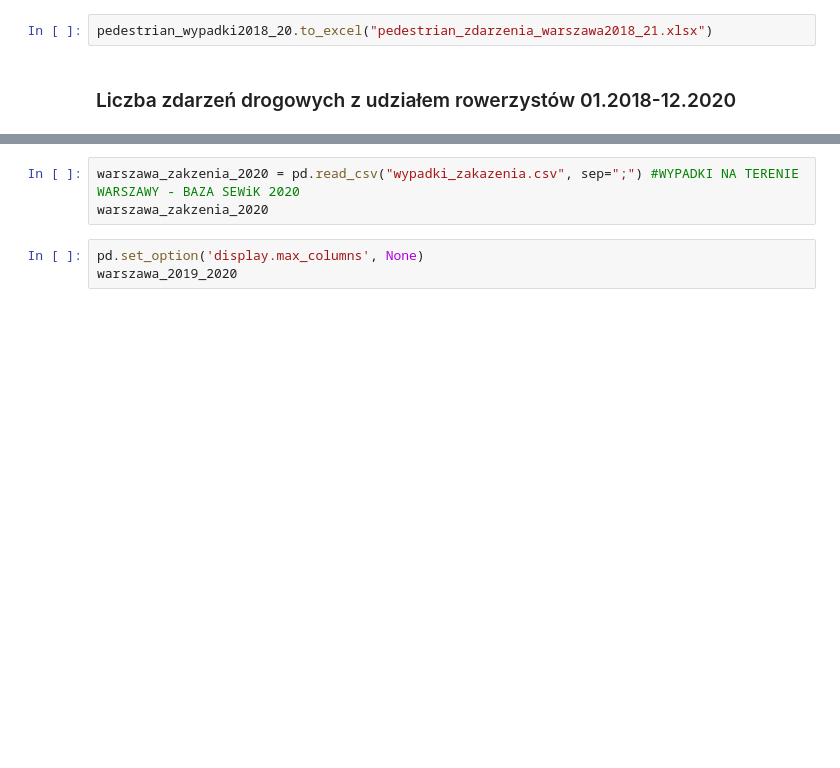
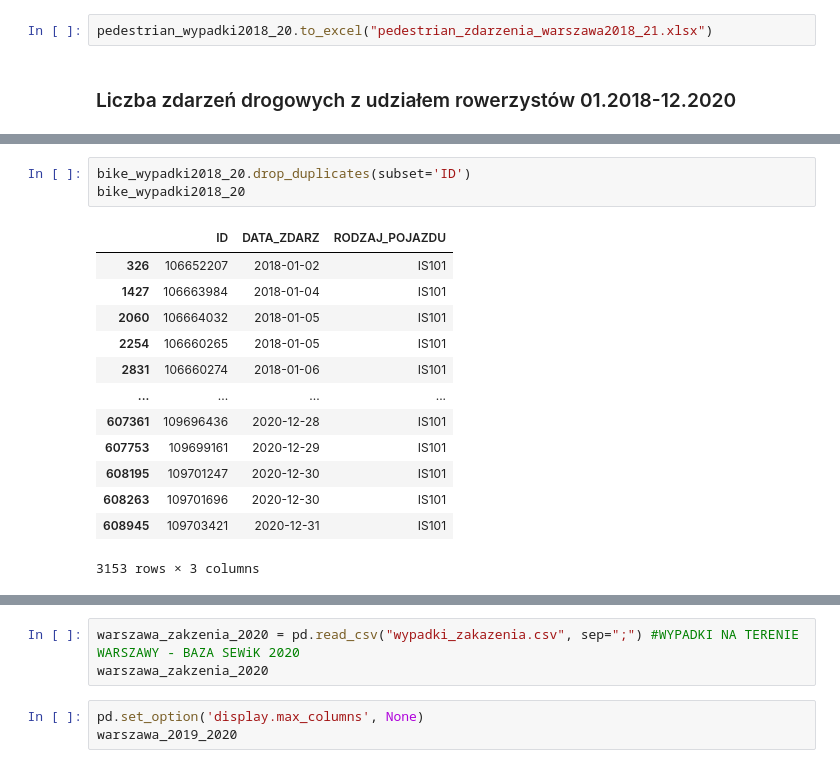
Before and after one commit to ajedrych/bachelor-thesis, a Jupyter notebook: WypadkiDrogowe/plikiCSV/wypadki_warszawa_analiza.ipynb, the cells around one changed output, grey strips where cells are left out. Saved outputs shown, nothing was run; the diff lists cells and outputs as text; blank space fills up the shorter version.

```diff
--- a/WypadkiDrogowe/plikiCSV/wypadki_warszawa_analiza.ipynb
+++ b/WypadkiDrogowe/plikiCSV/wypadki_warszawa_analiza.ipynb
@@ -236,0 +249,17 @@ pyplot.show()
+# %%
+bike_wypadki2018_20.drop_duplicates(subset='ID')
+bike_wypadki2018_20
+# %% [output]
+|  | ID | DATA_ZDARZ | RODZAJ_POJAZDU |
+| 326 | 106652207 | 2018-01-02 | IS101 |
+| 1427 | 106663984 | 2018-01-04 | IS101 |
+| 2060 | 106664032 | 2018-01-05 | IS101 |
+| 2254 | 106660265 | 2018-01-05 | IS101 |
+| 2831 | 106660274 | 2018-01-06 | IS101 |
+| ... | ... | ... | ... |
+| 607361 | 109696436 | 2020-12-28 | IS101 |
+| 607753 | 109699161 | 2020-12-29 | IS101 |
+| 608195 | 109701247 | 2020-12-30 | IS101 |
+| 608263 | 109701696 | 2020-12-30 | IS101 |
+| 608945 | 109703421 | 2020-12-31 | IS101 |
+3153 rows × 3 columns
```
Also changed, not shown: parts of 11 cells of this notebook.
